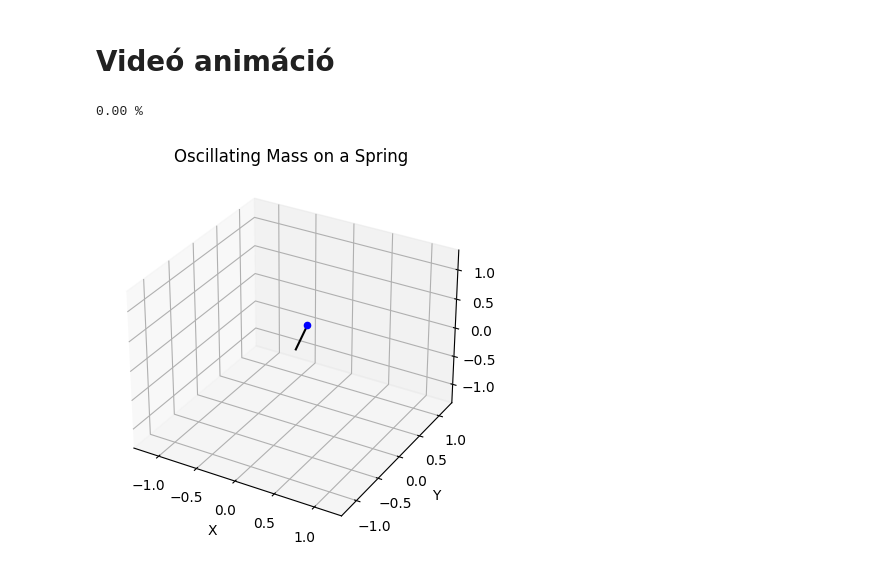
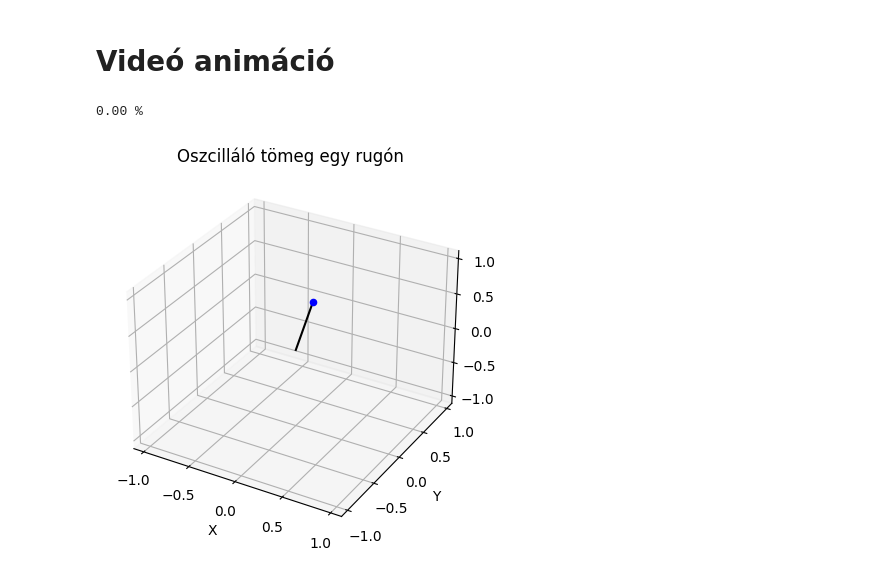
Before and after one commit to MrHumanRebel/sze_fizinfo, a Jupyter notebook: rezges_lenges/Szekely_Daniel_Rezges_Lenges.ipynb, the cells around one changed output. Cells and saved outputs as stored; diff of their text form; code cells hidden in the pictures.

```diff
--- a/rezges_lenges/Szekely_Daniel_Rezges_Lenges.ipynb
+++ b/rezges_lenges/Szekely_Daniel_Rezges_Lenges.ipynb
@@ -82,28 +81,28 @@ plt.show()
 # %%
 Writer = animation.writers['ffmpeg']
 writer = Writer(fps=30, bitrate=550)
 
 fig = plt.figure()
 ax = fig.add_subplot(111, projection='3d')
 
 def update(i):
     ax.clear()
-    new_scale = scale/25
+    new_scale = scale/30
     ax.set_xlim([-new_scale, new_scale])
     ax.set_ylim([-new_scale, new_scale])
     ax.set_zlim([-new_scale, new_scale])
     ax.set_xlabel('X')
     ax.set_ylabel('Y')
     ax.set_zlabel('Z')
-    ax.set_title('Oscillating Mass on a Spring')
+    ax.set_title('Oszcilláló tömeg egy rugón')
     x, y, z, vx, vy, vz = sol.y[:, i]
     ax.scatter(x, y, z, color='blue')
     ax.plot([0, x], [0, y], [0, z], color='black')
     clear_output()
     print(f'{i/num_points*100:.2f} %')
 
 ani = animation.FuncAnimation(fig, update, frames=num_points, repeat=False)
 ani.save('oscillating_mass.mp4', writer=writer)
 # %% [output]
 0.00 %
-[figure, old version]
+[figure, new version]
```
Also changed, not shown: parts of 1 cell of this notebook, 1 other file.
